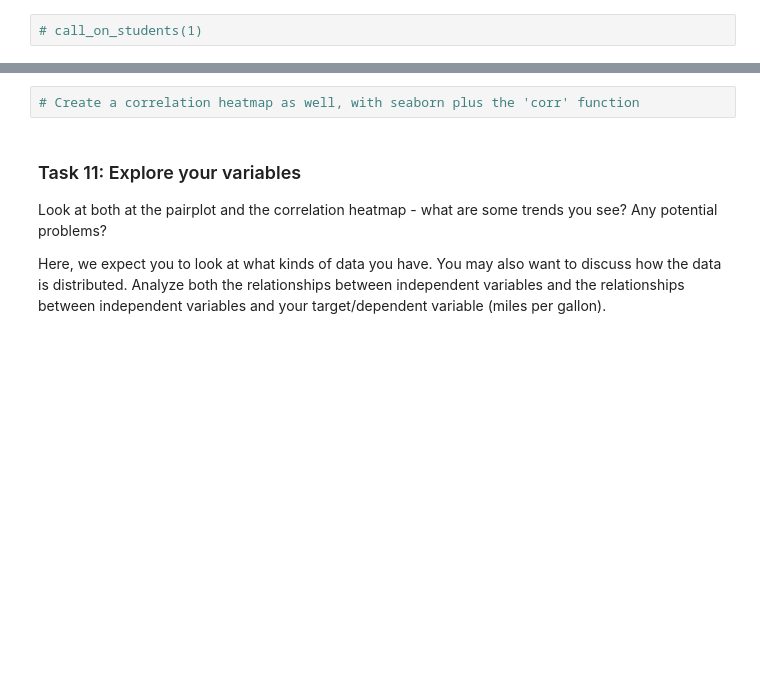
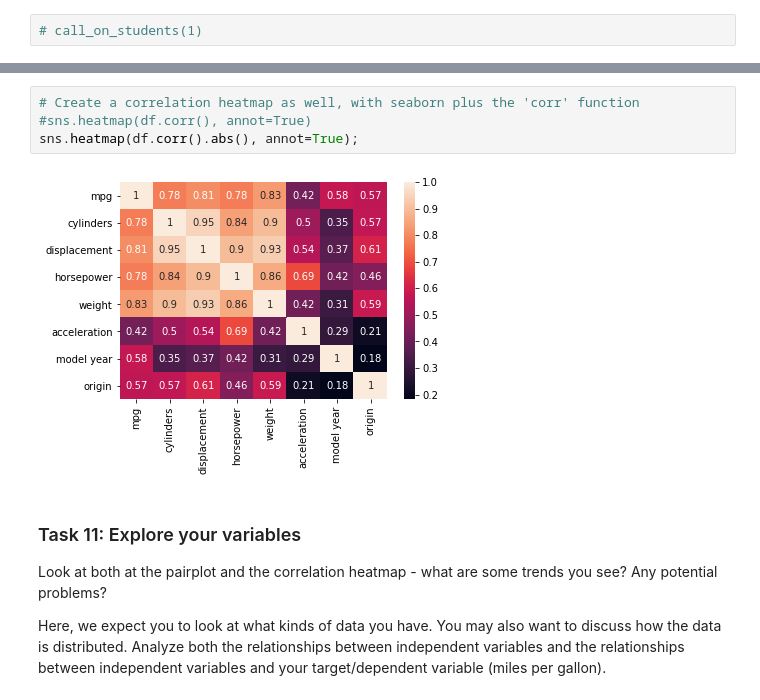
Before and after one commit to ashlidougherty/NTL-DS-062722, a Jupyter notebook: 2Phase/P2-Code-Challenge-Review.ipynb, the cells around one changed output, grey strips where cells are left out. Drawn from its saved outputs; the diff is of its cells as text; blank space fills up the shorter version.

```diff
--- a/2Phase/P2-Code-Challenge-Review.ipynb
+++ b/2Phase/P2-Code-Challenge-Review.ipynb
@@ -273,5 +300,9 @@ import seaborn as sns
 # %%
 # Create a correlation heatmap as well, with seaborn plus the 'corr' function
+#sns.heatmap(df.corr(), annot=True)
+sns.heatmap(df.corr().abs(), annot=True);
+# %% [output]
+[figure, added]
 # %% [markdown]
 ### Task 11: Explore your variables
 
```
Also changed, not shown: parts of 23 cells of this notebook, 1 other file.
